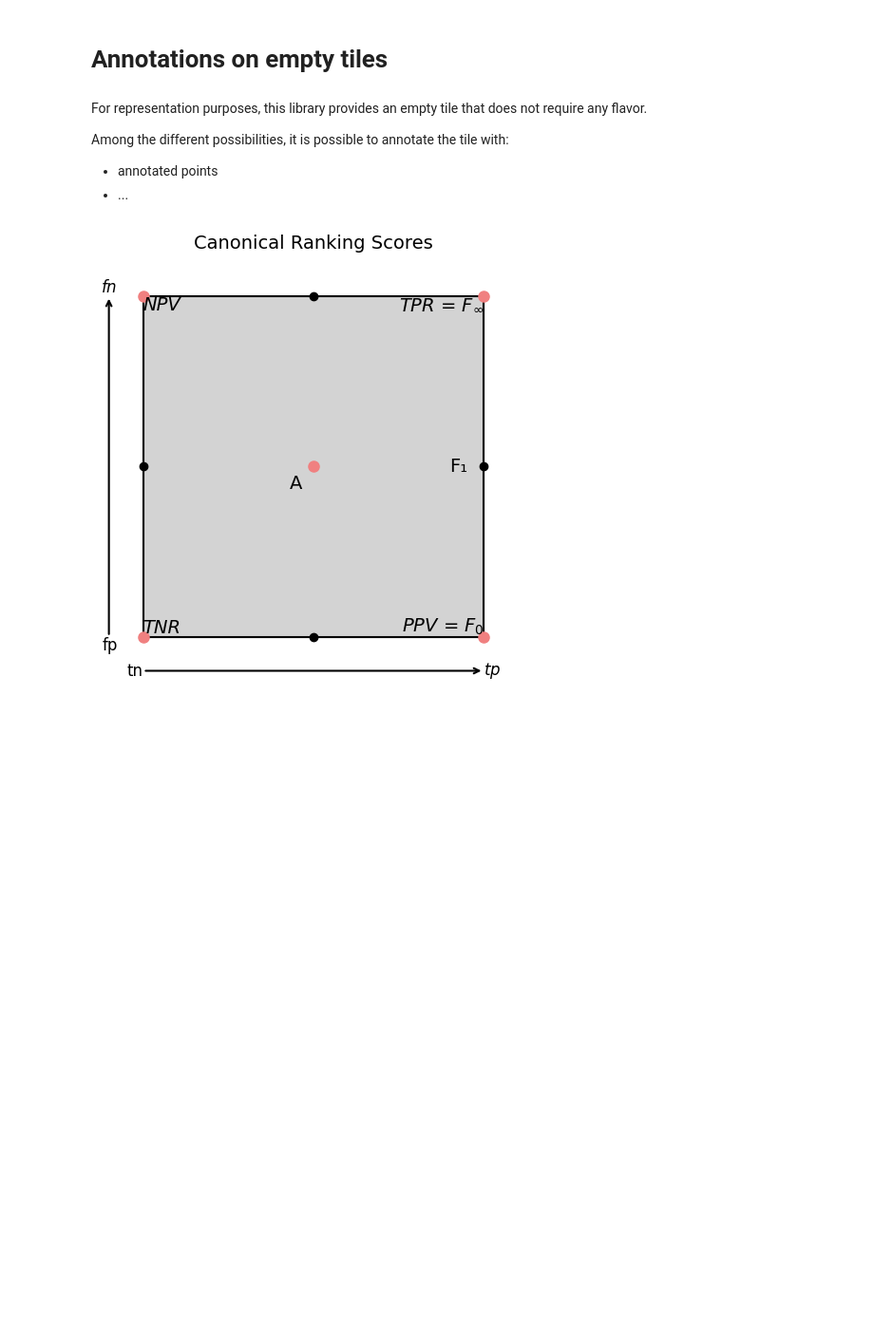
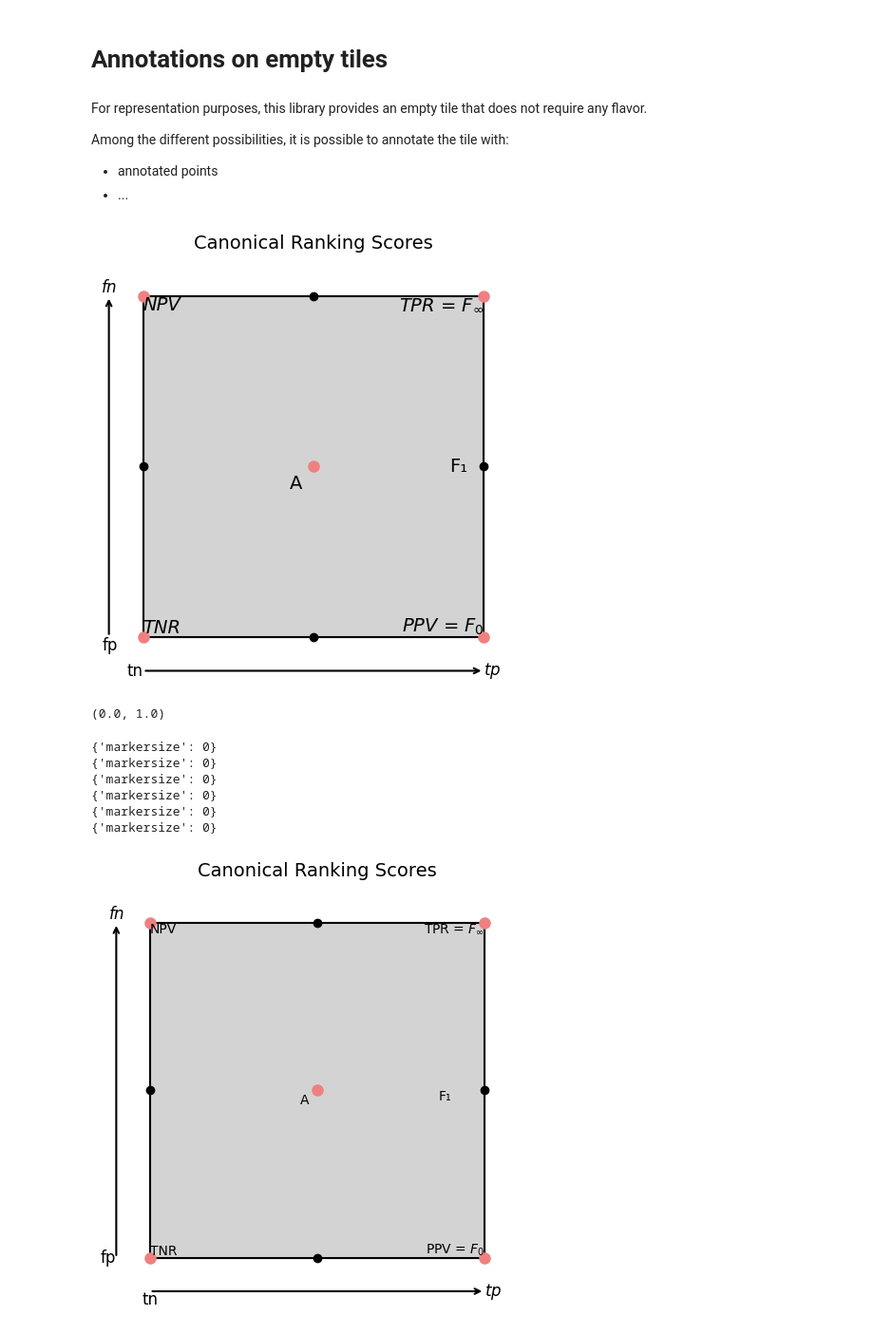
Before and after one commit to uliege-performance/sorbetto, a Jupyter notebook: examples/empty_tile.ipynb, the cells around one changed output. Shown at 95% size. Drawn from its saved outputs; the diff is of its cells as text; code cells hidden in the pictures; blank space fills up the shorter version.

Commit message:
[FIX] AnnotationText + partial update empty_tile.ipynb

```diff
--- a/examples/empty_tile.ipynb
+++ b/examples/empty_tile.ipynb
@@ -96,3 +96,79 @@ plt.tight_layout()
 plt.show()
 # %% [output]
 [figure]
+# %%
+Param_default.getBoundsParameter1()
+# %% [output]
+(0.0, 1.0)
+# %%
+from sorbetto.geometry.point import Point
+from sorbetto.annotation.annotation_text import AnnotationText
+
+annotations_data = [
+    (Point(0.0, 1.0), "NPV", {'markersize': 0}),
+    (Point(1.0, 1.0), "TPR = $F_\\infty$", {'markersize': 0}),
+    (Point(0., 0.), "TNR", {'markersize': 0}),
+    (Point(1., 0.), "PPV = $F_0$", {'markersize': 0}),
+    (Point(0.9, 0.5), "F₁", {'markersize': 0}),
+    (Point(0.45, 0.45), "A", {'markersize': 0}),
+]
+
+annotations = [
+    AnnotationText(location=pt, label=lbl, **options)
+    for pt, lbl, options in annotations_data
+]
+
+
+fig, ax = plt.subplots(figsize=(5, 5))
+ax.set_xlim(-0.1, 1.1)
+ax.set_ylim(-0.1, 1.1)
+
+# Draw square and background
+ax.fill_between([0, 1], 0, 1, color='lightgray', zorder=0)
+ax.plot([0, 1, 1, 0, 0], [0, 0, 1, 1, 0], color='black')
+
+# Plot red corner/center dots manually
+highlight = [(0,0), (1,0), (0,1), (1,1), (0.5,0.5)]
+for x, y in highlight:
+    ax.plot(x, y, 'o', color='lightcoral', markersize=8)
+
+# Plot black edge midpoints
+for x, y in [(0.5, 0.0), (1.0, 0.5), (0.5, 1.0), (0.0, 0.5)]:
+    ax.plot(x, y, 'o', color='black')
+
+# Draw each annotation via AnnotationText.draw()
+tile = EmptyTile(name = "Empty tile", parameterization=Param_default)
+
+for ann in annotations:
+    ann.draw(tile, fig, ax)
+
+# Hide ticks & spines
+ax.set_xticks([])
+ax.set_yticks([])
+for spine in ['top', 'right', 'bottom', 'left']:
+    ax.spines[spine].set_visible(False)
+
+ax.set_title("Canonical Ranking Scores", fontsize=14, pad=10)
+
+# Axis arrows & labels
+arrowprops = dict(arrowstyle="->", lw=1.5, color='black')
+ax.annotate('', xy=(1.0, -0.1), xytext=(0.0, -0.1), arrowprops=arrowprops)  # x-axis
+ax.annotate('', xy=(-0.1, 1.0), xytext=(-0.1, 0.0), arrowprops=arrowprops)  # y-axis
+
+ax.text(1.0, -0.1, "$tp$", ha='left', va='center', fontsize=12)
+ax.text(0.0, -0.1, "tn", ha='center', va='top', fontsize=12)
+
+ax.text(-0.1, 1.0, "$fn$", ha='center', va='bottom', fontsize=12)
+ax.text(-0.1, 0.0, "fp", ha='right', va='center', fontsize=12)
+
+ax.set_aspect('equal')
+plt.tight_layout()
+plt.show()
+# %% [output]
+{'markersize': 0}
+{'markersize': 0}
+{'markersize': 0}
+{'markersize': 0}
+{'markersize': 0}
+{'markersize': 0}
+[figure, added]
```
Also changed, not shown: 1 other file.
